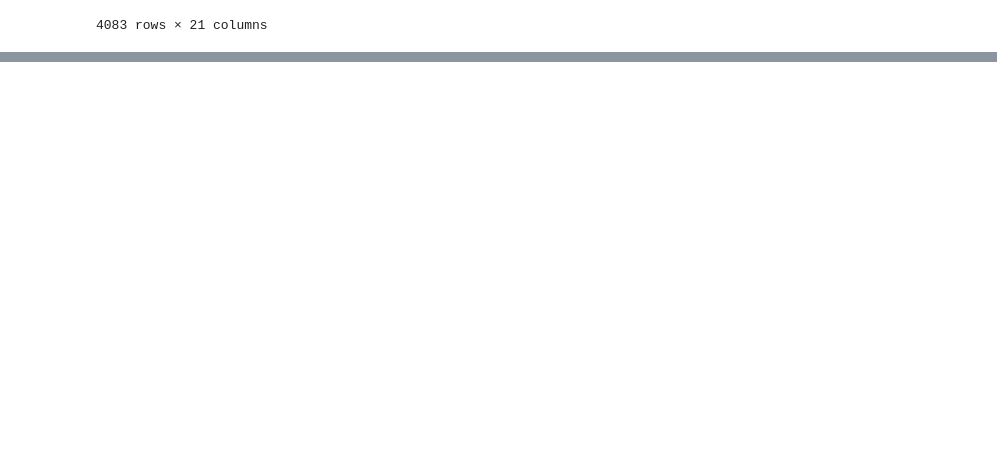
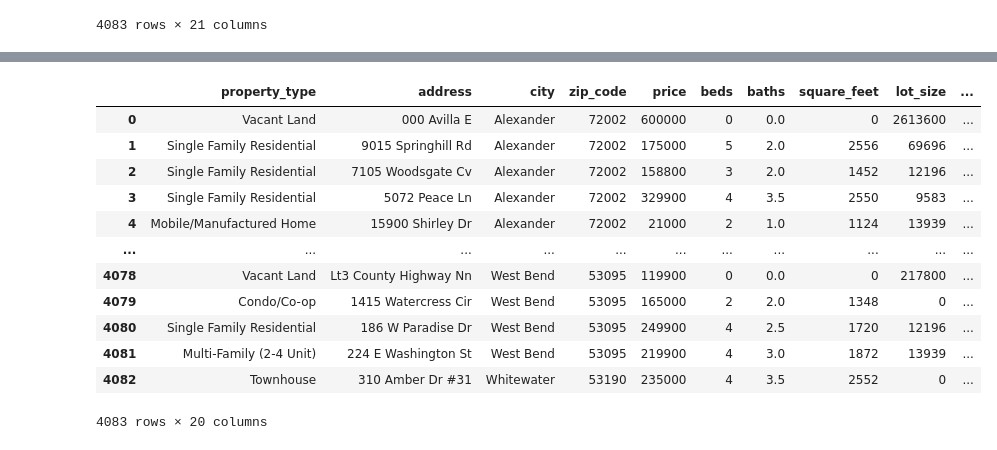
Before and after one commit to aaronrotman/house-finder, a Jupyter notebook: housing_combine_all.ipynb, the cells around one changed output, grey strips where cells are left out. Cells and saved outputs as stored; diff of their text form; code cells hidden in the pictures; blank space fills up the shorter version.

```diff
--- a/housing_combine_all.ipynb
+++ b/housing_combine_all.ipynb
@@ -251,0 +252,18 @@ housing_complete_drop
+# %%
+housing_complete_drop['house_id'] = housing_complete_drop.index + 1
+# %%
+housing_complete_drop
+# %% [output]
+|  | property_type | address | city | zip_code | price | beds | baths | square_feet | lot_size | ... |
+| 0 | Vacant Land | 000 Avilla E | Alexander | 72002 | 600000 | 0 | 0.0 | 0 | 2613600 | ... |
+| 1 | Single Family Residential | 9015 Springhill Rd | Alexander | 72002 | 175000 | 5 | 2.0 | 2556 | 69696 | ... |
+| 2 | Single Family Residential | 7105 Woodsgate Cv | Alexander | 72002 | 158800 | 3 | 2.0 | 1452 | 12196 | ... |
+| 3 | Single Family Residential | 5072 Peace Ln | Alexander | 72002 | 329900 | 4 | 3.5 | 2550 | 9583 | ... |
+| 4 | Mobile/Manufactured Home | 15900 Shirley Dr | Alexander | 72002 | 21000 | 2 | 1.0 | 1124 | 13939 | ... |
+| ... | ... | ... | ... | ... | ... | ... | ... | ... | ... | ... |
+| 4078 | Vacant Land | Lt3 County Highway Nn | West Bend | 53095 | 119900 | 0 | 0.0 | 0 | 217800 | ... |
+| 4079 | Condo/Co-op | 1415 Watercress Cir | West Bend | 53095 | 165000 | 2 | 2.0 | 1348 | 0 | ... |
+| 4080 | Single Family Residential | 186 W Paradise Dr | West Bend | 53095 | 249900 | 4 | 2.5 | 1720 | 12196 | ... |
+| 4081 | Multi-Family (2-4 Unit) | 224 E Washington St | West Bend | 53095 | 219900 | 4 | 3.0 | 1872 | 13939 | ... |
+| 4082 | Townhouse | 310 Amber Dr #31 | Whitewater | 53190 | 235000 | 4 | 3.5 | 2552 | 0 | ... |
+4083 rows × 20 columns
```
Also changed, not shown: parts of 8 cells of this notebook, 2 other files.
